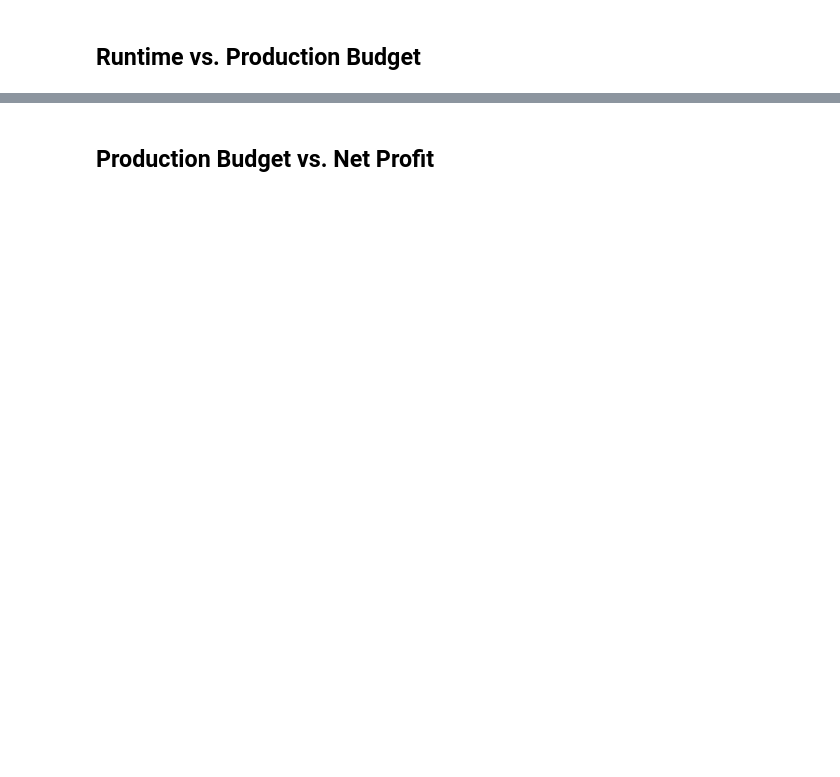
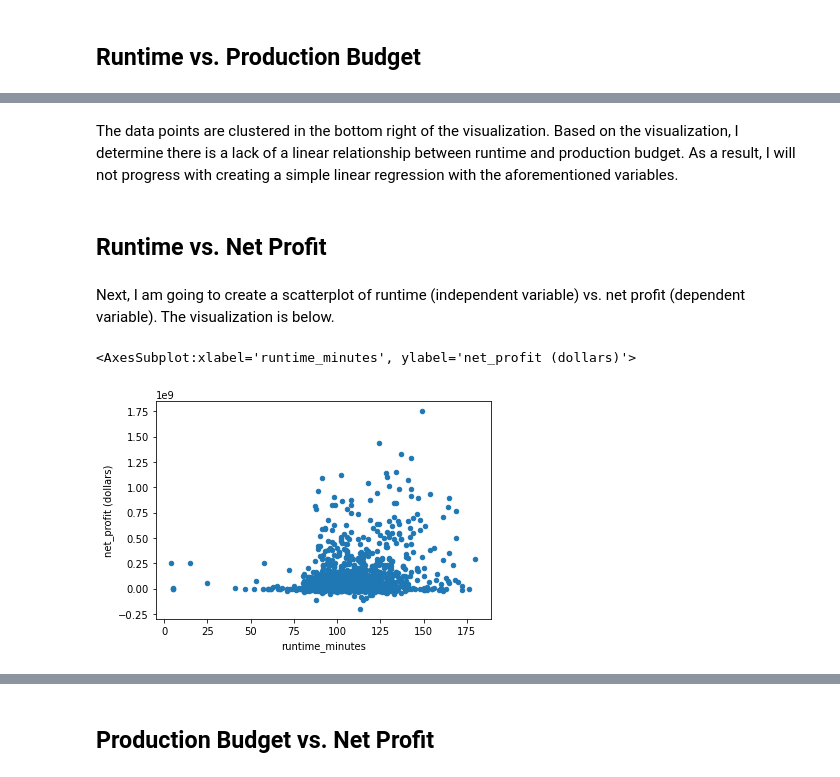
Before and after one commit to keithotuomagie/movie_analysis, a Jupyter notebook: notebook.ipynb, the cells around one changed output, grey strips where cells are left out. Cells and saved outputs as stored; diff of their text form; code cells hidden in the pictures; blank space fills up the shorter version.

```diff
--- a/notebook.ipynb
+++ b/notebook.ipynb
@@ -1137,0 +1197,11 @@ I have completed performing the left join of both dataframes - "df_numbers" and
+# %% [markdown]
+The data points are clustered in the bottom right of the visualization.  Based on the visualization, I determine there is a lack of a linear relationship between runtime and production budget.  As a result, I will not progress with creating a simple linear regression with the aforementioned variables.
+# %% [markdown]
+## Runtime vs. Net Profit
+# %% [markdown]
+Next, I am going to create a scatterplot of runtime (independent variable) vs. net profit (dependent variable).  The visualization is below.
+# %%
+df_imdb_numbers.plot.scatter(x="runtime_minutes", y="net_profit (dollars)")
+# %% [output]
+<AxesSubplot:xlabel='runtime_minutes', ylabel='net_profit (dollars)'>
+[figure, added]
```
Also changed, not shown: parts of 26 cells of this notebook.
